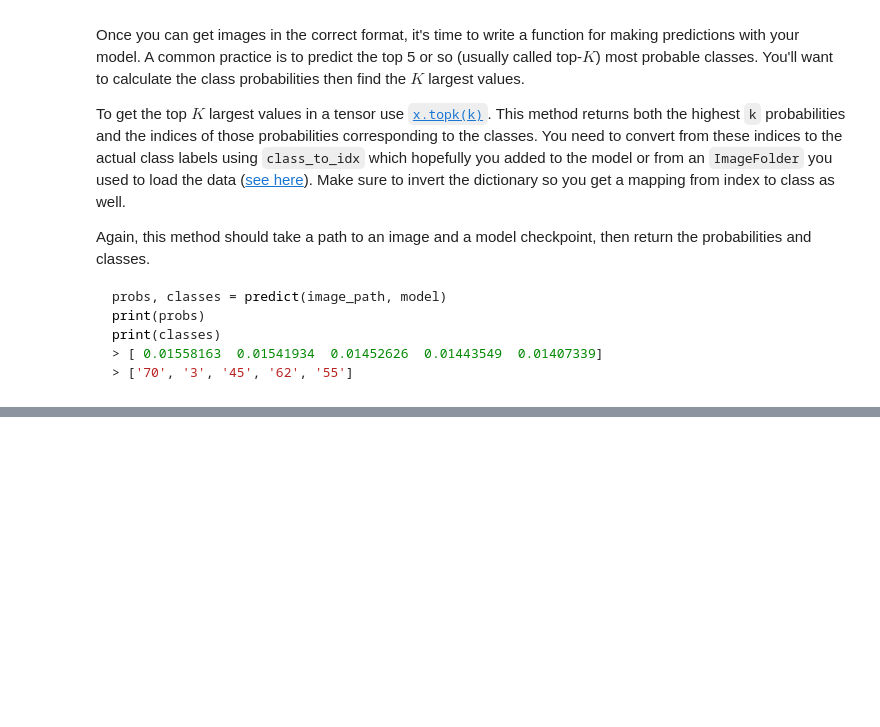
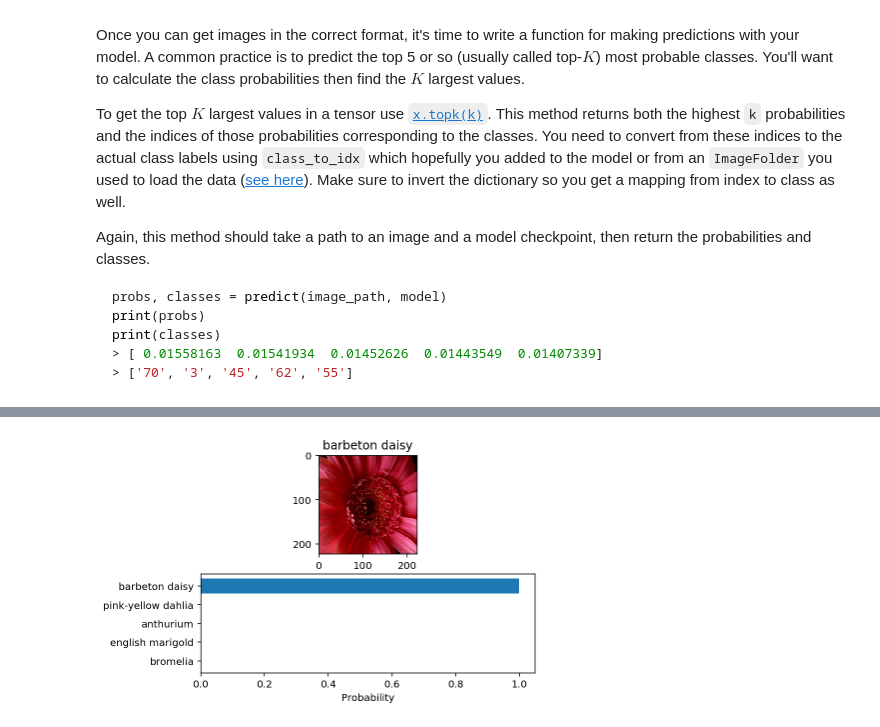
Before and after one commit to lukechen526/DSND_Term1, a Jupyter notebook: projects/p2_image_classifier/Image_Classifier_Project_solution.ipynb, the cells around one changed output, grey strips where cells are left out. Cells and saved outputs as stored; diff of their text form; code cells hidden in the pictures; blank space fills up the shorter version.

```diff
--- a/projects/p2_image_classifier/Image_Classifier_Project_solution.ipynb
+++ b/projects/p2_image_classifier/Image_Classifier_Project_solution.ipynb
@@ -440,0 +487,4 @@ You can convert from the class integer encoding to actual flower names with the
+# %%
+sanity_check("flowers/test/41/image_02266.jpg", "41", model)
+# %% [output]
+[figure, added]
```
Also changed, not shown: parts of 12 cells of this notebook.
